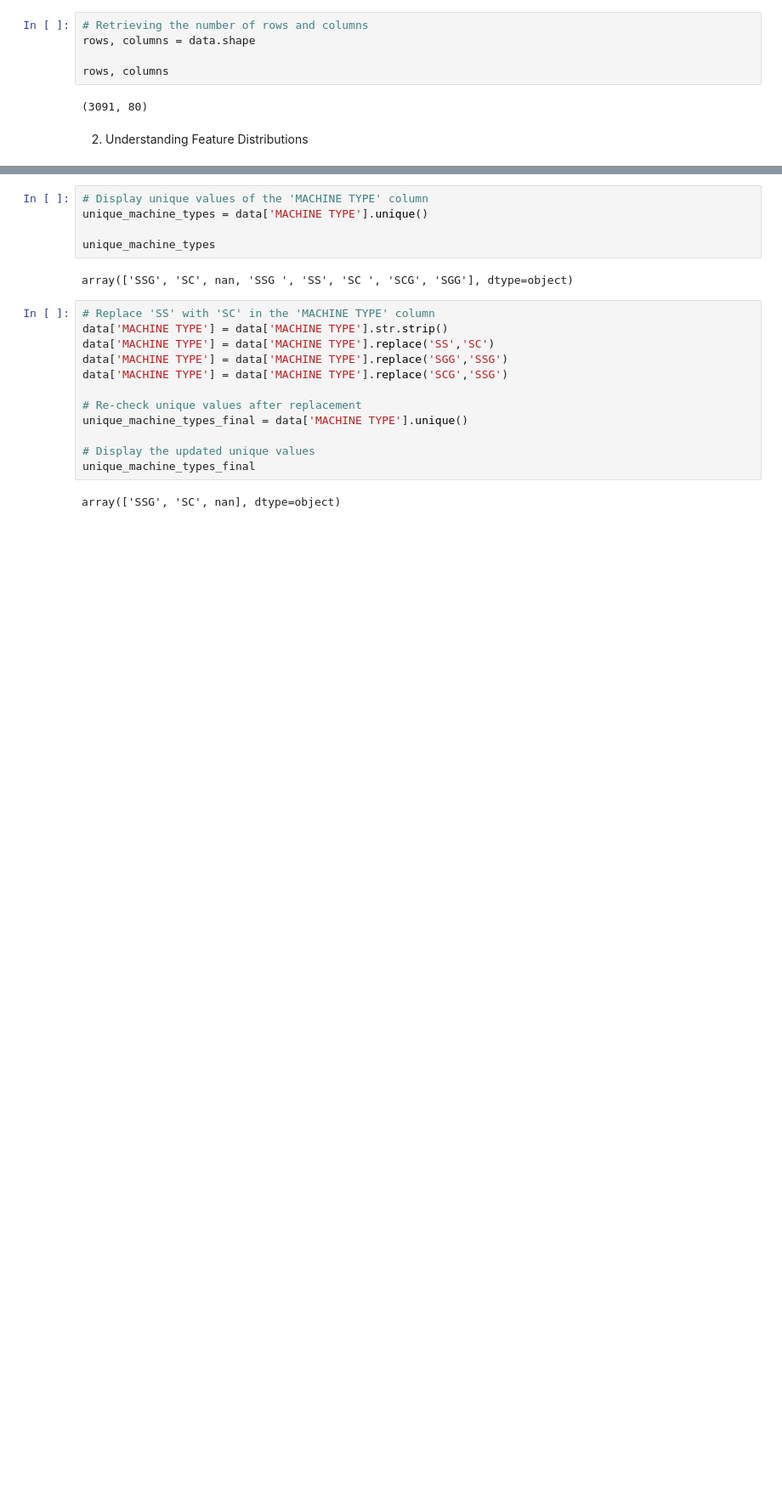
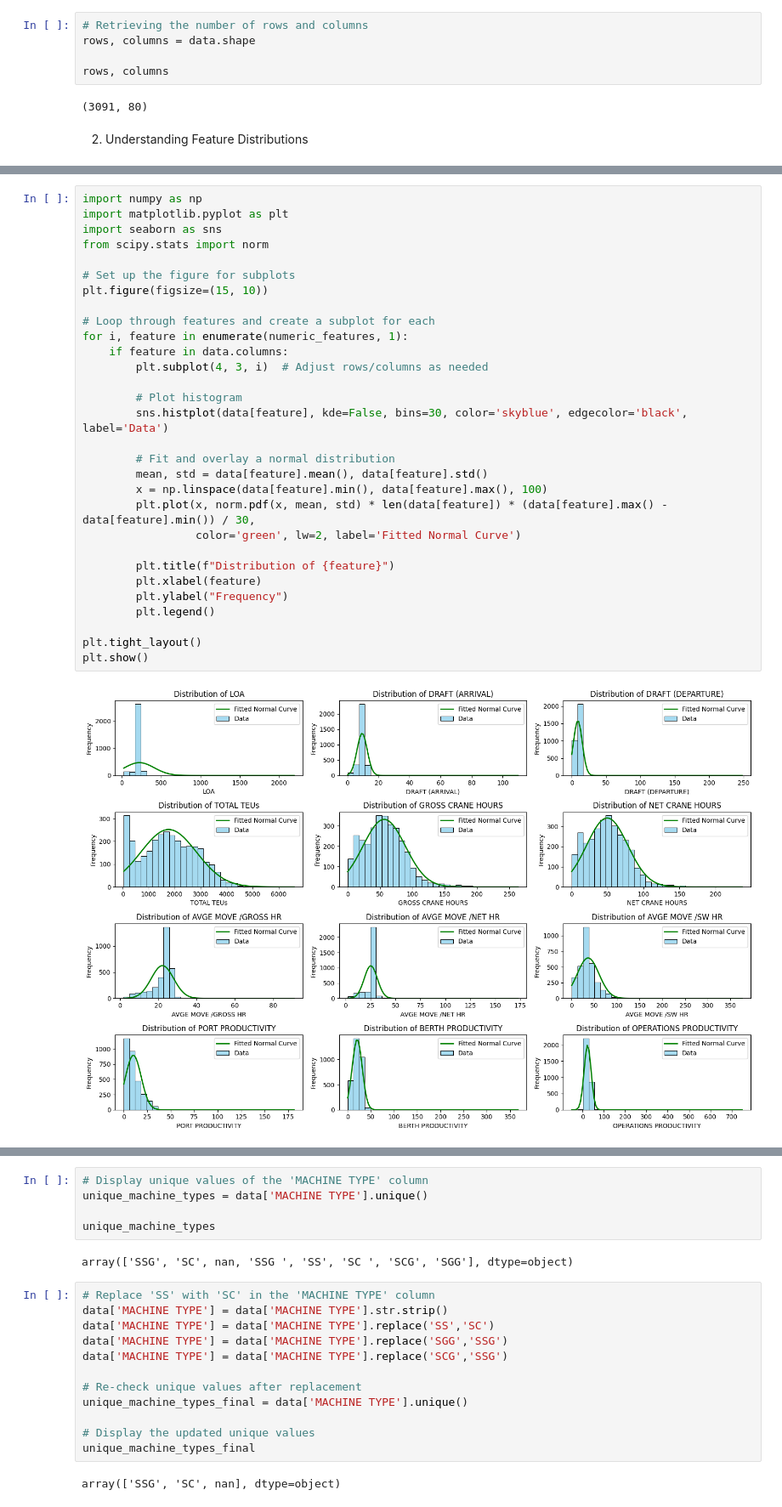
Before and after one commit to Athman-Athman/RESEARCH, a Jupyter notebook: RESEARCH_DATA_ANALYSIS_VTT_NOV_24.ipynb, the cells around one changed output, grey strips where cells are left out. Shown at 85% size. Drawn from its saved outputs; the diff is of its cells as text; blank space fills up the shorter version.

```diff
--- a/RESEARCH_DATA_ANALYSIS_VTT_NOV_24.ipynb
+++ b/RESEARCH_DATA_ANALYSIS_VTT_NOV_24.ipynb
@@ -209,0 +213,32 @@ for feature in numeric_features:
+# %%
+import numpy as np
+import matplotlib.pyplot as plt
+import seaborn as sns
+from scipy.stats import norm
+
+# Set up the figure for subplots
+plt.figure(figsize=(15, 10))
+
+# Loop through features and create a subplot for each
+for i, feature in enumerate(numeric_features, 1):
+    if feature in data.columns:
+        plt.subplot(4, 3, i)  # Adjust rows/columns as needed
+
+        # Plot histogram
+        sns.histplot(data[feature], kde=False, bins=30, color='skyblue', edgecolor='black', label='Data')
+
+        # Fit and overlay a normal distribution
+        mean, std = data[feature].mean(), data[feature].std()
+        x = np.linspace(data[feature].min(), data[feature].max(), 100)
+        plt.plot(x, norm.pdf(x, mean, std) * len(data[feature]) * (data[feature].max() - data[feature].min()) / 30,
+                 color='green', lw=2, label='Fitted Normal Curve')
+
+        plt.title(f"Distribution of {feature}")
+        plt.xlabel(feature)
+        plt.ylabel("Frequency")
+        plt.legend()
+
+plt.tight_layout()
+plt.show()
+# %% [output]
+[figure, added]
```
Also changed, not shown: parts of 3 cells of this notebook.
